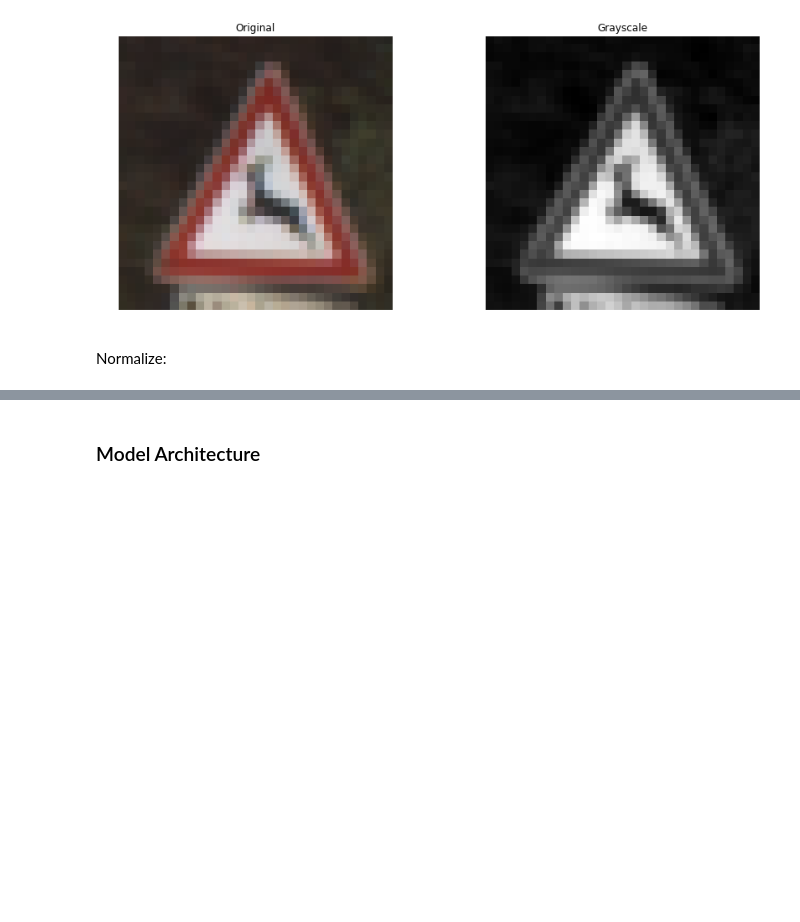
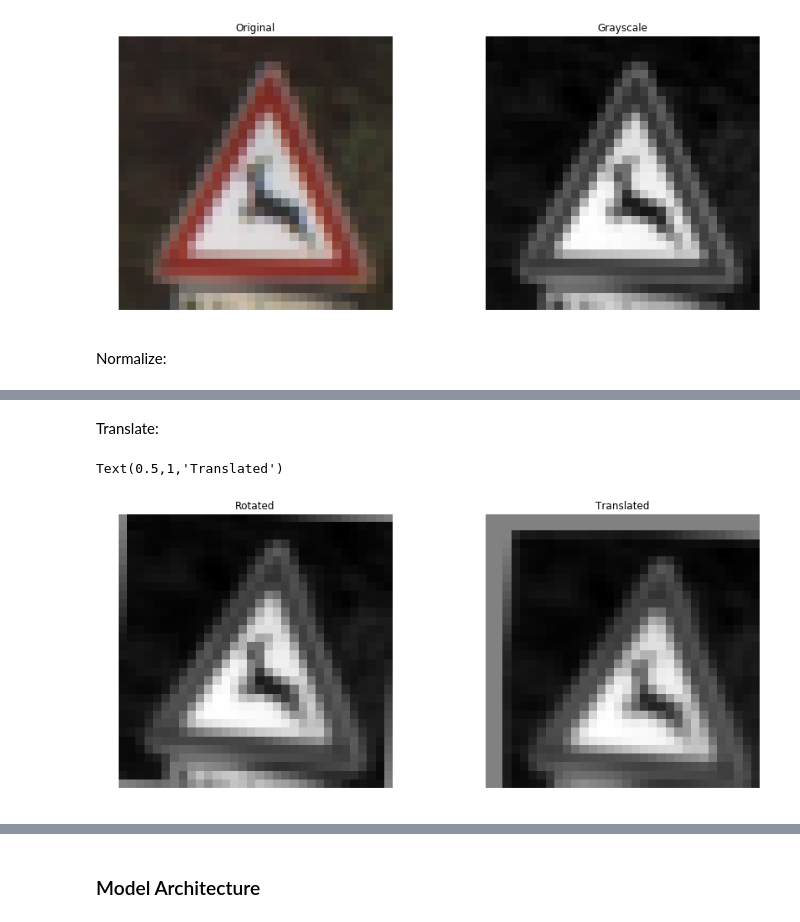
Before and after one commit to PedroHRPBS/CarND-Traffic-Sign-Classifier-Project, a Jupyter notebook: Traffic_Sign_Classifier.ipynb, the cells around one changed output, grey strips where cells are left out. Drawn from its saved outputs; the diff is of its cells as text; code cells hidden in the pictures; blank space fills up the shorter version.

```diff
--- a/Traffic_Sign_Classifier.ipynb
+++ b/Traffic_Sign_Classifier.ipynb
@@ -245,0 +250,39 @@ X_train.shape
+# %% [markdown]
+Translate:
+# %%
+def translate(x, shift):
+    translate_x = []
+    if len(x.shape) == 4:
+        for img in x:
+            rows,cols,_ = img.shape
+            rand_shift = random.uniform(-shift, shift)
+            M = np.float32([[1,0,rand_shift],[0,1,rand_shift]])
+            dst = cv2.warpAffine(img,M,(cols,rows))
+            translate_x.append(dst)
+    else:
+        rows,cols,_ = x.shape
+        rand_shift = random.uniform(-shift, shift)
+        M = np.float32([[1,0,rand_shift],[0,1,rand_shift]])
+        dst = cv2.warpAffine(x,M,(cols,rows))
+        translate_x = dst
+
+    translate_x = np.expand_dims(translate_x, axis = 3)
+
+    return translate_x
+
+fig, axs = plt.subplots(1, 2, figsize = (15, 6))
+fig.subplots_adjust(wspace = .1)
+axs = axs.ravel()
+
+axs[0].axis('off')
+axs[0].imshow(np.squeeze(X_train_rotated[500]), cmap = 'gray')
+axs[0].set_title('Rotated')
+
+X_train_translated = translate(X_train_rotated, 3)
+
+axs[1].axis('off')
+axs[1].imshow(np.squeeze(X_train_translated[500]), cmap = 'gray')
+axs[1].set_title('Translated')
+# %% [output]
+Text(0.5,1,'Translated')
+[figure, added]
```
Also changed, not shown: parts of 21 cells of this notebook.
